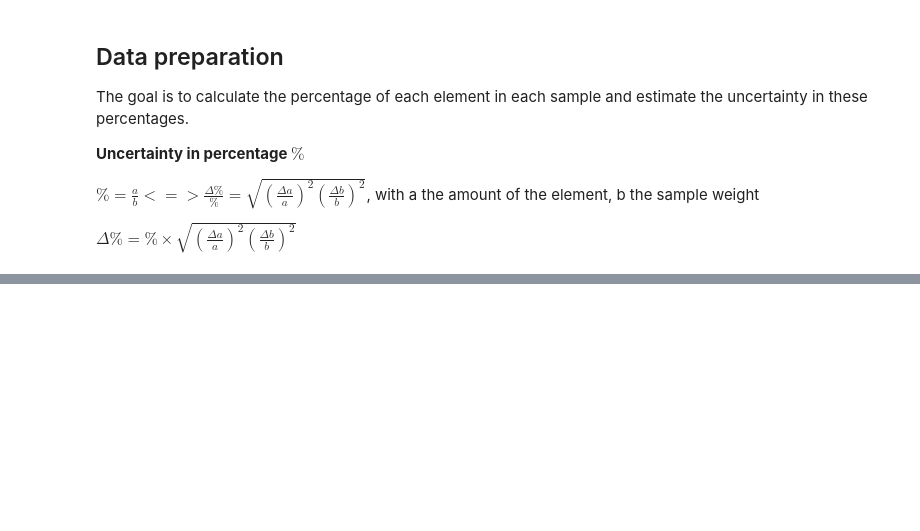
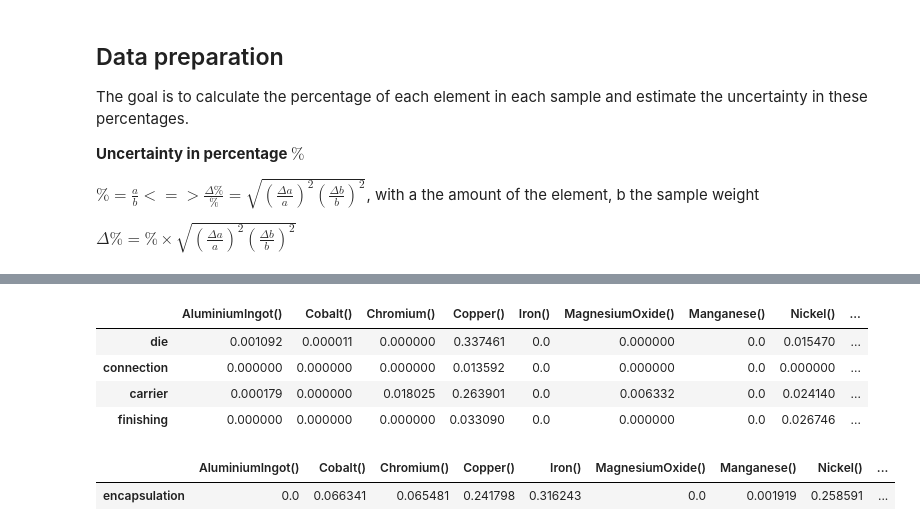
Before and after one commit to arthur0000-1/LCA_CPU_encapsulation, a Jupyter notebook: model.ipynb, the cells around one changed output, grey strips where cells are left out. Drawn from its saved outputs; the diff is of its cells as text; code cells hidden in the pictures; blank space fills up the shorter version.

```diff
--- a/model.ipynb
+++ b/model.ipynb
@@ -1739,0 +1409,16 @@ LinAlgError: Regularized matrix still singular. Try increasing lambda_reg (curre
+# %%
+substance = sigma_gamma_df[list]
+
+gamma_a_std = substance.drop("encapsulation")
+gamma_b_std = substance.drop(["die", "connection","carrier","finishing"])
+
+display(gamma_a_std)
+display(gamma_b_std)
+# %% [output]
+|  | AluminiumIngot() | Cobalt() | Chromium() | Copper() | Iron() | MagnesiumOxide() | Manganese() | Nickel() | ... |
+| die | 0.001092 | 0.000011 | 0.000000 | 0.337461 | 0.0 | 0.000000 | 0.0 | 0.015470 | ... |
+| connection | 0.000000 | 0.000000 | 0.000000 | 0.013592 | 0.0 | 0.000000 | 0.0 | 0.000000 | ... |
+| carrier | 0.000179 | 0.000000 | 0.018025 | 0.263901 | 0.0 | 0.006332 | 0.0 | 0.024140 | ... |
+| finishing | 0.000000 | 0.000000 | 0.000000 | 0.033090 | 0.0 | 0.000000 | 0.0 | 0.026746 | ... |
+|  | AluminiumIngot() | Cobalt() | Chromium() | Copper() | Iron() | MagnesiumOxide() | Manganese() | Nickel() | ... |
+| encapsulation | 0.0 | 0.066341 | 0.065481 | 0.241798 | 0.316243 | 0.0 | 0.001919 | 0.258591 | ... |
```
Also changed, not shown: parts of 18 cells of this notebook.
